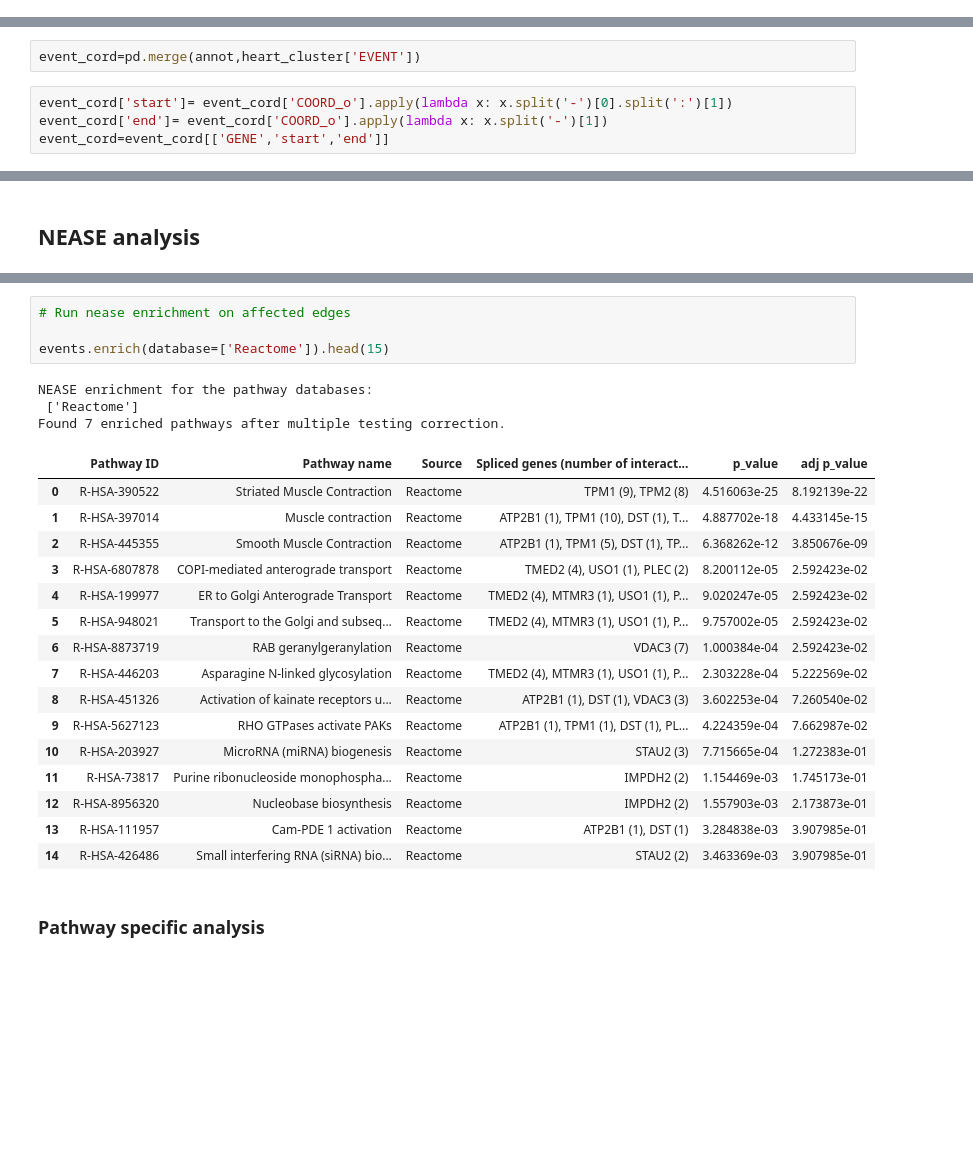
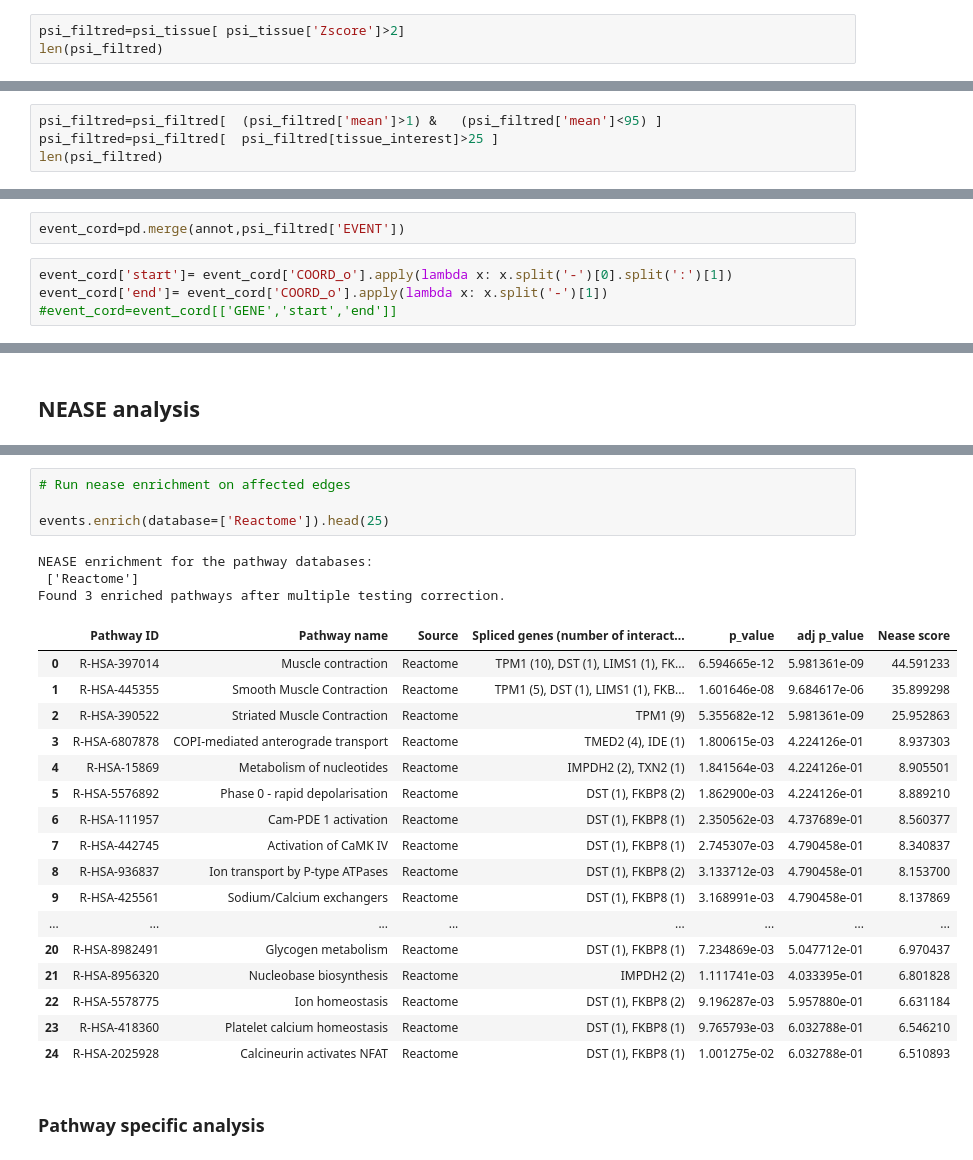
Before and after one commit to louadi/NEASE-tutorials, a Jupyter notebook: VastDB-analysis.ipynb, the cells around one changed output, grey strips where cells are left out. Saved outputs shown, nothing was run; the diff lists cells and outputs as text; blank space fills up the shorter version.

```diff
--- a/VastDB-analysis.ipynb
+++ b/VastDB-analysis.ipynb
@@ -92,0 +162,3 @@ cluster
+# %%
+psi_filtred=psi_tissue[ psi_tissue['Zscore']>2]
+len(psi_filtred)
@@ -92,0 +167,4 @@ cluster
+# %%
+psi_filtred=psi_filtred[  (psi_filtred['mean']>1) &   (psi_filtred['mean']<95) ]
+psi_filtred=psi_filtred[  psi_filtred[tissue_interest]>25 ]
+len(psi_filtred)
@@ -114,11 +179,11 @@ heart_cluster.head(5)
 # %% [markdown]
 ### Prepare the list of events in NEASE format
 # %%
-event_cord=pd.merge(annot,heart_cluster['EVENT'])
+event_cord=pd.merge(annot,psi_filtred['EVENT'])
 # %%
 event_cord['start']= event_cord['COORD_o'].apply(lambda x: x.split('-')[0].split(':')[1])
 event_cord['end']= event_cord['COORD_o'].apply(lambda x: x.split('-')[1])
-event_cord=event_cord[['GENE','start','end']]
+#event_cord=event_cord[['GENE','start','end']]
 # %%
 # convert gene names to gene IDs using nease functions
 convert_help=nease.functions.database_mapping['Human'][['Gene name','Gene stable ID']]
@@ -192,27 +256,28 @@ events.get_domains().head(10)
 # %%
 # Run nease enrichment on affected edges
 
-events.enrich(database=['Reactome']).head(15)
+events.enrich(database=['Reactome']).head(25)
 # %% [output]
 NEASE enrichment for the pathway databases:
  ['Reactome']
-Found 7 enriched pathways after multiple testing correction.
+Found 3 enriched pathways after multiple testing correction.
-|  | Pathway ID | Pathway name | Source | Spliced genes (number of interact... | p_value | adj p_value |
-| 0 | R-HSA-390522 | Striated Muscle Contraction | Reactome | TPM1 (9), TPM2 (8) | 4.516063e-25 | 8.192139e-22 |
-| 1 | R-HSA-397014 | Muscle contraction | Reactome | ATP2B1 (1), TPM1 (10), DST (1), T... | 4.887702e-18 | 4.433145e-15 |
-| 2 | R-HSA-445355 | Smooth Muscle Contraction | Reactome | ATP2B1 (1), TPM1 (5), DST (1), TP... | 6.368262e-12 | 3.850676e-09 |
-| 3 | R-HSA-6807878 | COPI-mediated anterograde transport | Reactome | TMED2 (4), USO1 (1), PLEC (2) | 8.200112e-05 | 2.592423e-02 |
-| 4 | R-HSA-199977 | ER to Golgi Anterograde Transport | Reactome | TMED2 (4), MTMR3 (1), USO1 (1), P... | 9.020247e-05 | 2.592423e-02 |
-| 5 | R-HSA-948021 | Transport to the Golgi and subseq... | Reactome | TMED2 (4), MTMR3 (1), USO1 (1), P... | 9.757002e-05 | 2.592423e-02 |
-| 6 | R-HSA-8873719 | RAB geranylgeranylation | Reactome | VDAC3 (7) | 1.000384e-04 | 2.592423e-02 |
-| 7 | R-HSA-446203 | Asparagine N-linked glycosylation | Reactome | TMED2 (4), MTMR3 (1), USO1 (1), P... | 2.303228e-04 | 5.222569e-02 |
-| 8 | R-HSA-451326 | Activation of kainate receptors u... | Reactome | ATP2B1 (1), DST (1), VDAC3 (3) | 3.602253e-04 | 7.260540e-02 |
-| 9 | R-HSA-5627123 | RHO GTPases activate PAKs | Reactome | ATP2B1 (1), TPM1 (1), DST (1), PL... | 4.224359e-04 | 7.662987e-02 |
-| 10 | R-HSA-203927 | MicroRNA (miRNA) biogenesis | Reactome | STAU2 (3) | 7.715665e-04 | 1.272383e-01 |
-| 11 | R-HSA-73817 | Purine ribonucleoside monophospha... | Reactome | IMPDH2 (2) | 1.154469e-03 | 1.745173e-01 |
-| 12 | R-HSA-8956320 | Nucleobase biosynthesis | Reactome | IMPDH2 (2) | 1.557903e-03 | 2.173873e-01 |
-| 13 | R-HSA-111957 | Cam-PDE 1 activation | Reactome | ATP2B1 (1), DST (1) | 3.284838e-03 | 3.907985e-01 |
-| 14 | R-HSA-426486 | Small interfering RNA (siRNA) bio... | Reactome | STAU2 (2) | 3.463369e-03 | 3.907985e-01 |
+|  | Pathway ID | Pathway name | Source | Spliced genes (number of interact... | p_value | adj p_value | Nease score |
+| 0 | R-HSA-397014 | Muscle contraction | Reactome | TPM1 (10), DST (1), LIMS1 (1), FK... | 6.594665e-12 | 5.981361e-09 | 44.591233 |
+| 1 | R-HSA-445355 | Smooth Muscle Contraction | Reactome | TPM1 (5), DST (1), LIMS1 (1), FKB... | 1.601646e-08 | 9.684617e-06 | 35.899298 |
+| 2 | R-HSA-390522 | Striated Muscle Contraction | Reactome | TPM1 (9) | 5.355682e-12 | 5.981361e-09 | 25.952863 |
+| 3 | R-HSA-6807878 | COPI-mediated anterograde transport | Reactome | TMED2 (4), IDE (1) | 1.800615e-03 | 4.224126e-01 | 8.937303 |
+| 4 | R-HSA-15869 | Metabolism of nucleotides | Reactome | IMPDH2 (2), TXN2 (1) | 1.841564e-03 | 4.224126e-01 | 8.905501 |
+| 5 | R-HSA-5576892 | Phase 0 - rapid depolarisation | Reactome | DST (1), FKBP8 (2) | 1.862900e-03 | 4.224126e-01 | 8.889210 |
+| 6 | R-HSA-111957 | Cam-PDE 1 activation | Reactome | DST (1), FKBP8 (1) | 2.350562e-03 | 4.737689e-01 | 8.560377 |
+| 7 | R-HSA-442745 | Activation of CaMK IV | Reactome | DST (1), FKBP8 (1) | 2.745307e-03 | 4.790458e-01 | 8.340837 |
+| 8 | R-HSA-936837 | Ion transport by P-type ATPases | Reactome | DST (1), FKBP8 (2) | 3.133712e-03 | 4.790458e-01 | 8.153700 |
+| 9 | R-HSA-425561 | Sodium/Calcium exchangers | Reactome | DST (1), FKBP8 (1) | 3.168991e-03 | 4.790458e-01 | 8.137869 |
+| ... | ... | ... | ... | ... | ... | ... | ... |
+| 20 | R-HSA-8982491 | Glycogen metabolism | Reactome | DST (1), FKBP8 (1) | 7.234869e-03 | 5.047712e-01 | 6.970437 |
+| 21 | R-HSA-8956320 | Nucleobase biosynthesis | Reactome | IMPDH2 (2) | 1.111741e-03 | 4.033395e-01 | 6.801828 |
+| 22 | R-HSA-5578775 | Ion homeostasis | Reactome | DST (1), FKBP8 (2) | 9.196287e-03 | 5.957880e-01 | 6.631184 |
+| 23 | R-HSA-418360 | Platelet calcium homeostasis | Reactome | DST (1), FKBP8 (1) | 9.765793e-03 | 6.032788e-01 | 6.546210 |
+| 24 | R-HSA-2025928 | Calcineurin activates NFAT | Reactome | DST (1), FKBP8 (1) | 1.001275e-02 | 6.032788e-01 | 6.510893 |
 # %% [markdown]
 ### Pathway specific analysis
 # %%
```
Also changed, not shown: parts of 32 cells of this notebook.
